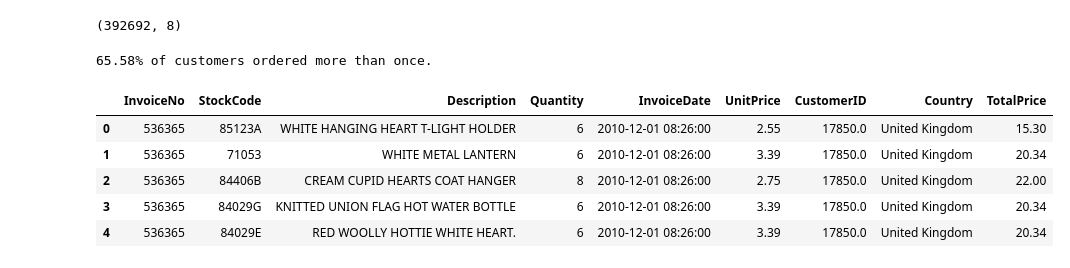
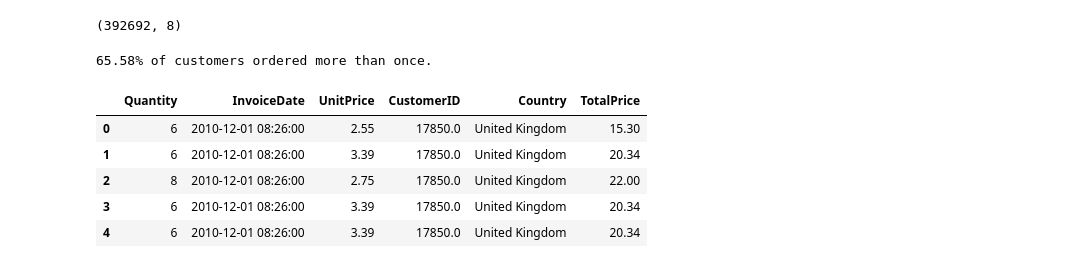
Before and after one commit to ovokpus/Customer-Segmentation, a Jupyter notebook: retail_project.ipynb, the cells around one changed output. Cells and saved outputs as stored; diff of their text form; code cells hidden in the pictures.

```diff
--- a/retail_project.ipynb
+++ b/retail_project.ipynb
@@ -200,10 +200,14 @@ print(f'{100 * multiple_orders:.2f}% of customers ordered more than once.')
 # %%
 data.df['TotalPrice'] = data.df['Quantity'] * data.df['UnitPrice']
 data.df.head()
+
+#Get rid of irrelevant features in the dataset
+retail_data = data.df.loc[:, ['Quantity', 'InvoiceDate', 'UnitPrice', 'CustomerID', 'Country', 'TotalPrice']]
+retail_data.head()
 # %% [output]
-|  | InvoiceNo | StockCode | Description | Quantity | InvoiceDate | UnitPrice | CustomerID | Country | TotalPrice |
-| 0 | 536365 | 85123A | WHITE HANGING HEART T-LIGHT HOLDER | 6 | 2010-12-01 08:26:00 | 2.55 | 17850.0 | United Kingdom | 15.30 |
-| 1 | 536365 | 71053 | WHITE METAL LANTERN | 6 | 2010-12-01 08:26:00 | 3.39 | 17850.0 | United Kingdom | 20.34 |
-| 2 | 536365 | 84406B | CREAM CUPID HEARTS COAT HANGER | 8 | 2010-12-01 08:26:00 | 2.75 | 17850.0 | United Kingdom | 22.00 |
-| 3 | 536365 | 84029G | KNITTED UNION FLAG HOT WATER BOTTLE | 6 | 2010-12-01 08:26:00 | 3.39 | 17850.0 | United Kingdom | 20.34 |
-| 4 | 536365 | 84029E | RED WOOLLY HOTTIE WHITE HEART. | 6 | 2010-12-01 08:26:00 | 3.39 | 17850.0 | United Kingdom | 20.34 |
+|  | Quantity | InvoiceDate | UnitPrice | CustomerID | Country | TotalPrice |
+| 0 | 6 | 2010-12-01 08:26:00 | 2.55 | 17850.0 | United Kingdom | 15.30 |
+| 1 | 6 | 2010-12-01 08:26:00 | 3.39 | 17850.0 | United Kingdom | 20.34 |
+| 2 | 8 | 2010-12-01 08:26:00 | 2.75 | 17850.0 | United Kingdom | 22.00 |
+| 3 | 6 | 2010-12-01 08:26:00 | 3.39 | 17850.0 | United Kingdom | 20.34 |
+| 4 | 6 | 2010-12-01 08:26:00 | 3.39 | 17850.0 | United Kingdom | 20.34 |
```
Also changed, not shown: parts of 36 cells of this notebook, 2 other files.
